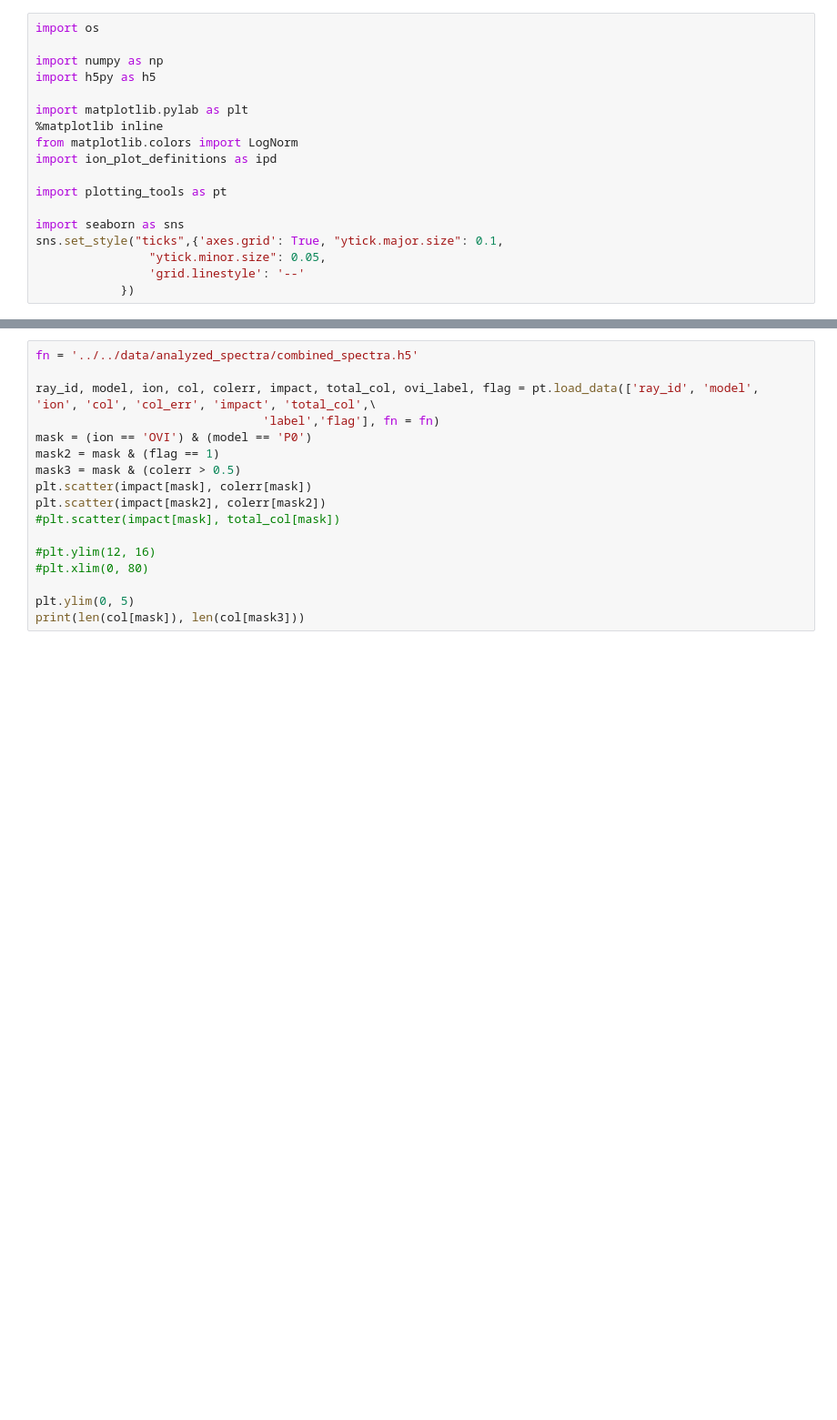
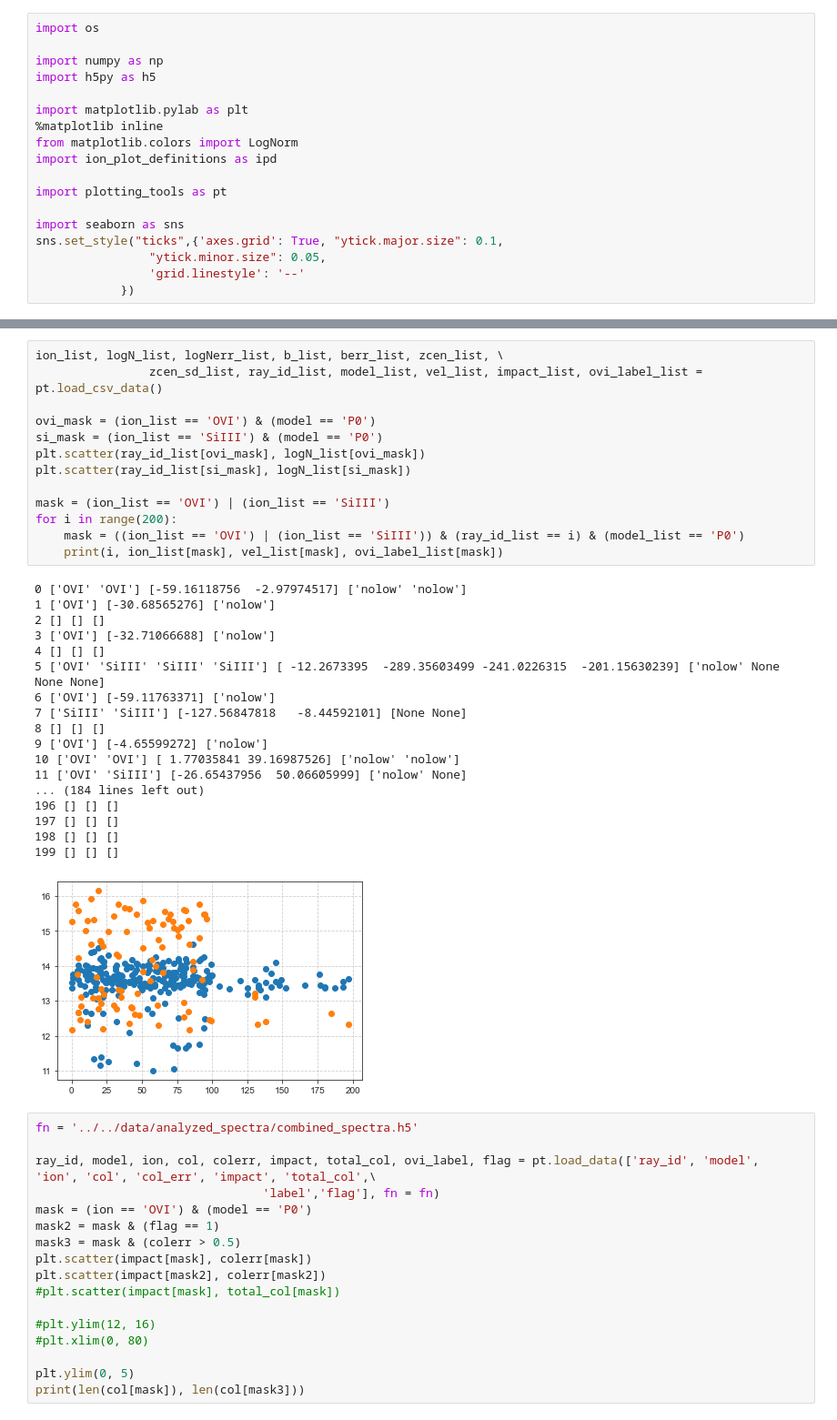
Before and after one commit to ibutsky/synthetic_spectra, a Jupyter notebook: scripts/plotting/debug_plots.ipynb, the cells around one changed output, grey strips where cells are left out. Shown: that part at 91% size. Drawn from its saved outputs; the diff is of its cells as text; blank space fills up the shorter version.

```diff
--- a/scripts/plotting/debug_plots.ipynb
+++ b/scripts/plotting/debug_plots.ipynb
@@ -19,3 +49,35 @@ sns.set_style("ticks",{'axes.grid': True, "ytick.major.size": 0.1,
+# %%
+ion_list, logN_list, logNerr_list, b_list, berr_list, zcen_list, \
+                zcen_sd_list, ray_id_list, model_list, vel_list, impact_list, ovi_label_list = pt.load_csv_data()
+
+ovi_mask = (ion_list == 'OVI') & (model == 'P0')
+si_mask = (ion_list == 'SiIII') & (model == 'P0')
+plt.scatter(ray_id_list[ovi_mask], logN_list[ovi_mask])
+plt.scatter(ray_id_list[si_mask], logN_list[si_mask])
+
+mask = (ion_list == 'OVI') | (ion_list == 'SiIII')
+for i in range(200):
+    mask = ((ion_list == 'OVI') | (ion_list == 'SiIII')) & (ray_id_list == i) & (model_list == 'P0')
+    print(i, ion_list[mask], vel_list[mask], ovi_label_list[mask])
+# %% [output]
+0 ['OVI' 'OVI'] [-59.16118756  -2.97974517] ['nolow' 'nolow']
+1 ['OVI'] [-30.68565276] ['nolow']
+2 [] [] []
+3 ['OVI'] [-32.71066688] ['nolow']
+4 [] [] []
+5 ['OVI' 'SiIII' 'SiIII' 'SiIII'] [ -12.2673395  -289.35603499 -241.0226315  -201.15630239] ['nolow' None None None]
+6 ['OVI'] [-59.11763371] ['nolow']
+7 ['SiIII' 'SiIII'] [-127.56847818   -8.44592101] [None None]
+8 [] [] []
+9 ['OVI'] [-4.65599272] ['nolow']
+10 ['OVI' 'OVI'] [ 1.77035841 39.16987526] ['nolow' 'nolow']
+11 ['OVI' 'SiIII'] [-26.65437956  50.06605999] ['nolow' None]
+... (184 lines left out)
+196 [] [] []
+197 [] [] []
+198 [] [] []
+199 [] [] []
+[figure, added]
 # %%
 fn = '../../data/analyzed_spectra/combined_spectra.h5'
 
```
Also changed, not shown: parts of 14 cells of this notebook, 8 other files.
